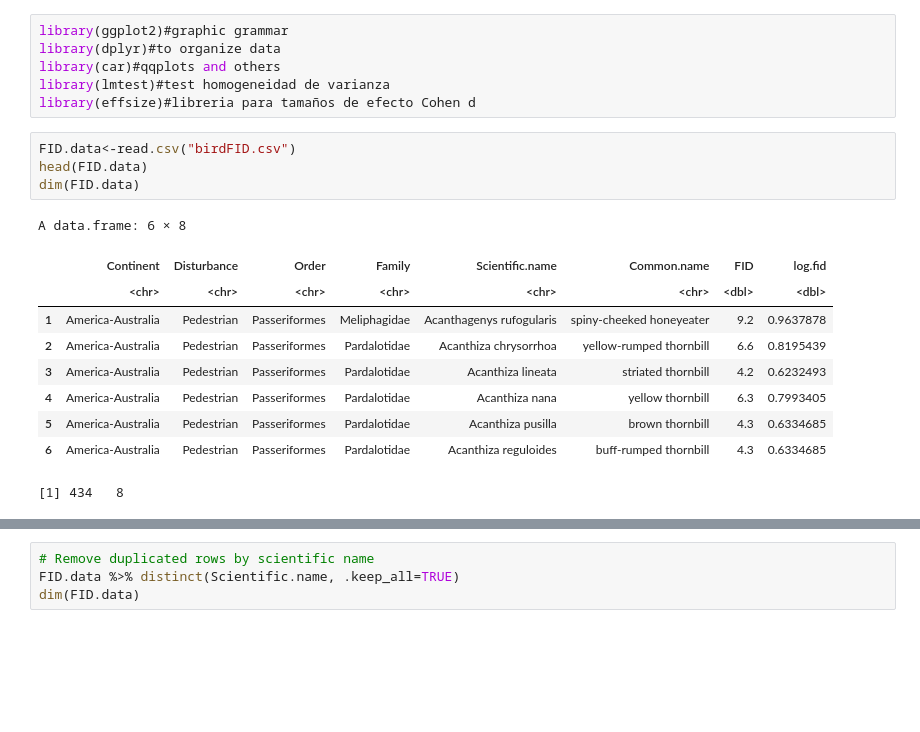
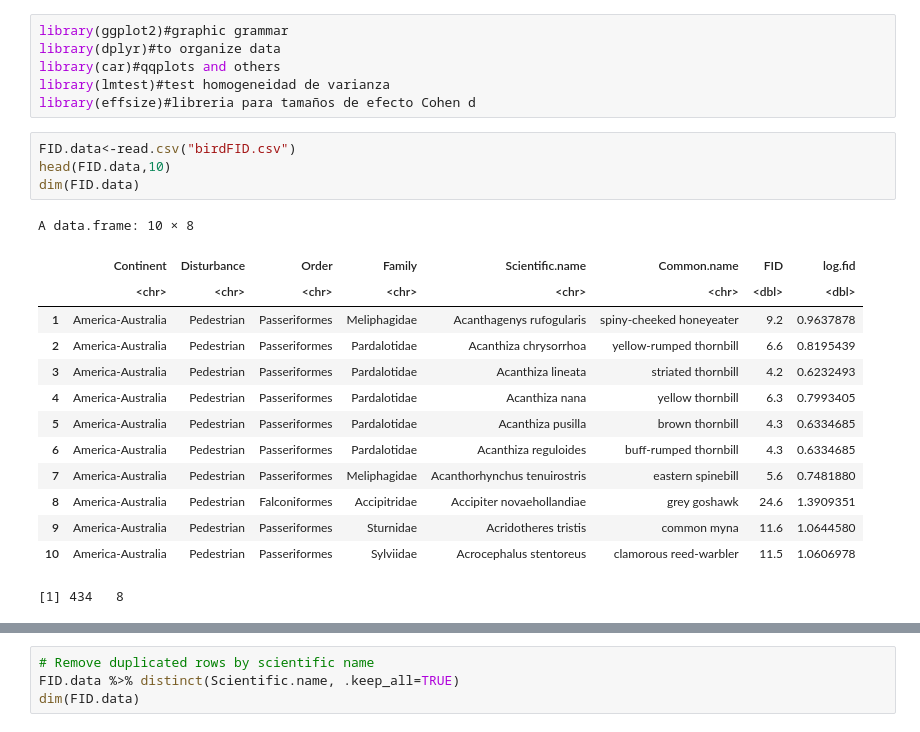
Before and after one commit to norberello/bird-fear-distances, a Jupyter notebook: FID birds by continent.ipynb, the cells around one changed output, grey strips where cells are left out. Drawn from its saved outputs; the diff is of its cells as text; blank space fills up the shorter version.

```diff
--- a/FID birds by continent.ipynb
+++ b/FID birds by continent.ipynb
@@ -15,18 +16,22 @@ library(lmtest)#test homogeneidad de varianza
 library(effsize)#libreria para tamaños de efecto Cohen d
 # %%
 FID.data<-read.csv("birdFID.csv")
-head(FID.data)
+head(FID.data,10)
 dim(FID.data)
 # %% [output]
-A data.frame: 6 × 8
+A data.frame: 10 × 8
 |  | Continent | Disturbance | Order | Family | Scientific.name | Common.name | FID | log.fid |
 |  | <chr> | <chr> | <chr> | <chr> | <chr> | <chr> | <dbl> | <dbl> |
 | 1 | America-Australia | Pedestrian | Passeriformes | Meliphagidae | Acanthagenys rufogularis | spiny-cheeked honeyeater | 9.2 | 0.9637878 |
 | 2 | America-Australia | Pedestrian | Passeriformes | Pardalotidae | Acanthiza chrysorrhoa | yellow-rumped thornbill | 6.6 | 0.8195439 |
 | 3 | America-Australia | Pedestrian | Passeriformes | Pardalotidae | Acanthiza lineata | striated thornbill | 4.2 | 0.6232493 |
 | 4 | America-Australia | Pedestrian | Passeriformes | Pardalotidae | Acanthiza nana | yellow thornbill | 6.3 | 0.7993405 |
 | 5 | America-Australia | Pedestrian | Passeriformes | Pardalotidae | Acanthiza pusilla | brown thornbill | 4.3 | 0.6334685 |
 | 6 | America-Australia | Pedestrian | Passeriformes | Pardalotidae | Acanthiza reguloides | buff-rumped thornbill | 4.3 | 0.6334685 |
+| 7 | America-Australia | Pedestrian | Passeriformes | Meliphagidae | Acanthorhynchus tenuirostris | eastern spinebill | 5.6 | 0.7481880 |
+| 8 | America-Australia | Pedestrian | Falconiformes | Accipitridae | Accipiter novaehollandiae | grey goshawk | 24.6 | 1.3909351 |
+| 9 | America-Australia | Pedestrian | Passeriformes | Sturnidae | Acridotheres tristis | common myna | 11.6 | 1.0644580 |
+| 10 | America-Australia | Pedestrian | Passeriformes | Sylviidae | Acrocephalus stentoreus | clamorous reed-warbler | 11.5 | 1.0606978 |
 [1] 434   8
 # %%
 FID.data %>%
```
Also changed, not shown: parts of 8 cells of this notebook.
